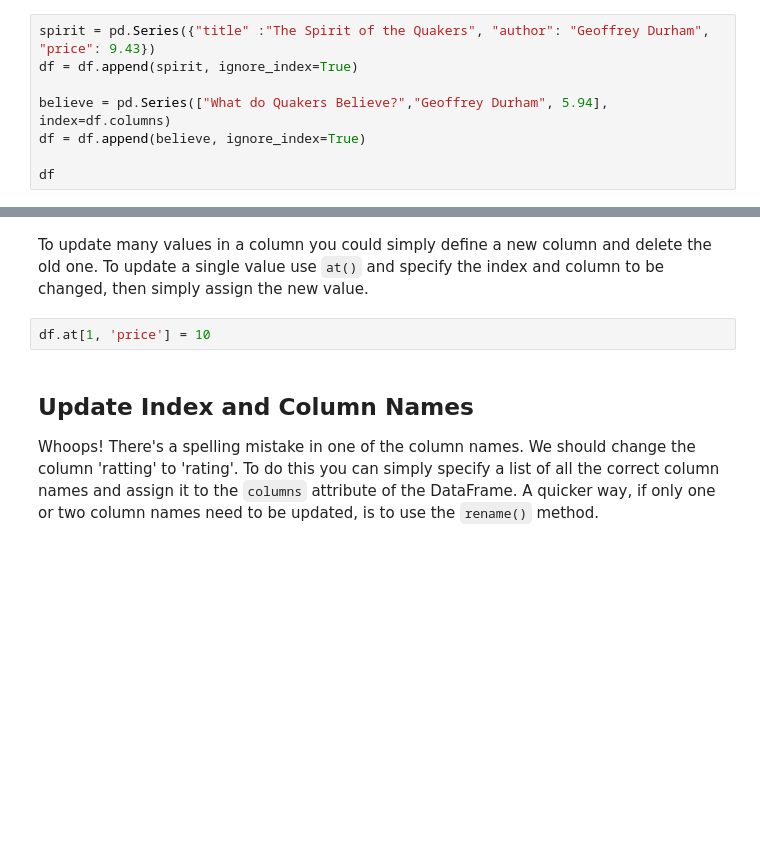
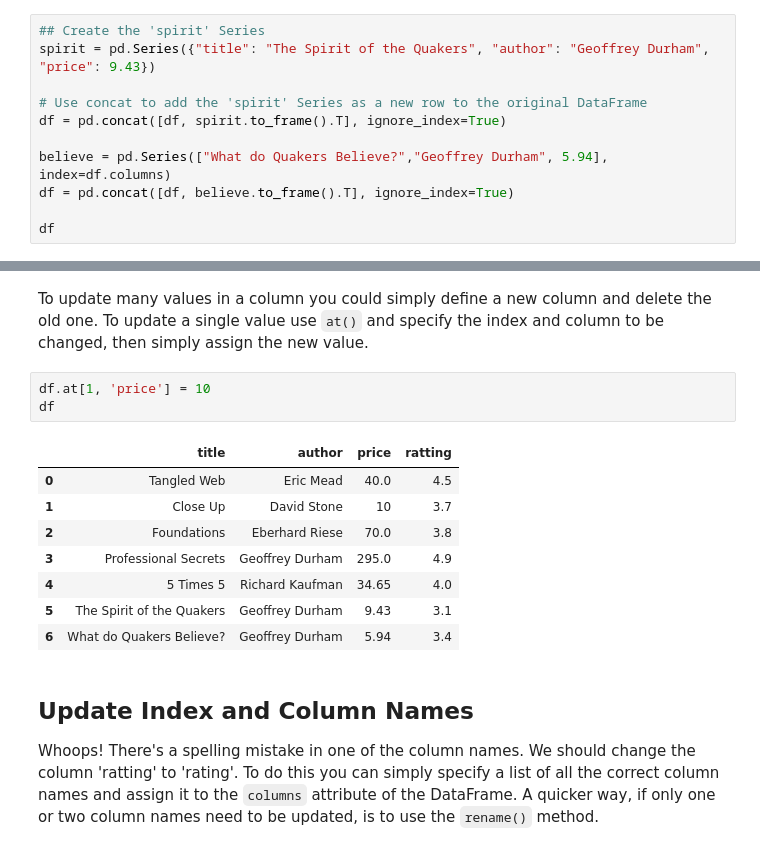
Before and after one commit to Digital-Education-Service/GMD01-PfDS-Noteable, a Jupyter notebook: Unit 4/4.2.2 Noteable — Working with DataFrames.ipynb, the cells around one changed output, grey strips where cells are left out. Saved outputs shown, nothing was run; the diff lists cells and outputs as text; blank space fills up the shorter version.

```diff
--- a/Unit 4/4.2.2 Noteable — Working with DataFrames.ipynb
+++ b/Unit 4/4.2.2 Noteable — Working with DataFrames.ipynb
@@ -47,10 +47,13 @@ The `append()` method does *not* modify the original DataFrame but returns a new
 The new DataFrame can be assigned to the existing variable if you do not want to keep the original DataFrame, otherwise assign it to a new variable.
 # %%
-spirit = pd.Series({"title" :"The Spirit of the Quakers", "author": "Geoffrey Durham", "price": 9.43})
-df = df.append(spirit, ignore_index=True)
+## Create the 'spirit' Series
+spirit = pd.Series({"title": "The Spirit of the Quakers", "author": "Geoffrey Durham", "price": 9.43})
+
+# Use concat to add the 'spirit' Series as a new row to the original DataFrame
+df = pd.concat([df, spirit.to_frame().T], ignore_index=True)
 
 believe = pd.Series(["What do Quakers Believe?","Geoffrey Durham", 5.94], index=df.columns)
-df = df.append(believe, ignore_index=True)
+df = pd.concat([df, believe.to_frame().T], ignore_index=True)
 
 df
 # %% [output]
@@ -152,6 +156,16 @@ df
 To update many values in a column you could simply define a new column and delete the old one. To update a single value use ``at()`` and specify the index and column to be changed, then simply assign the new value.
 # %%
 df.at[1, 'price'] = 10
+df
+# %% [output]
+|  | title | author | price | ratting |
+| 0 | Tangled Web | Eric Mead | 40.0 | 4.5 |
+| 1 | Close Up | David Stone | 10 | 3.7 |
+| 2 | Foundations | Eberhard Riese | 70.0 | 3.8 |
+| 3 | Professional Secrets | Geoffrey Durham | 295.0 | 4.9 |
+| 4 | 5 Times 5 | Richard Kaufman | 34.65 | 4.0 |
+| 5 | The Spirit of the Quakers | Geoffrey Durham | 9.43 | 3.1 |
+| 6 | What do Quakers Believe? | Geoffrey Durham | 5.94 | 3.4 |
 # %% [markdown]
 ## Update Index and Column Names
 
```
Also changed, not shown: parts of 28 cells of this notebook, 1 other file.
